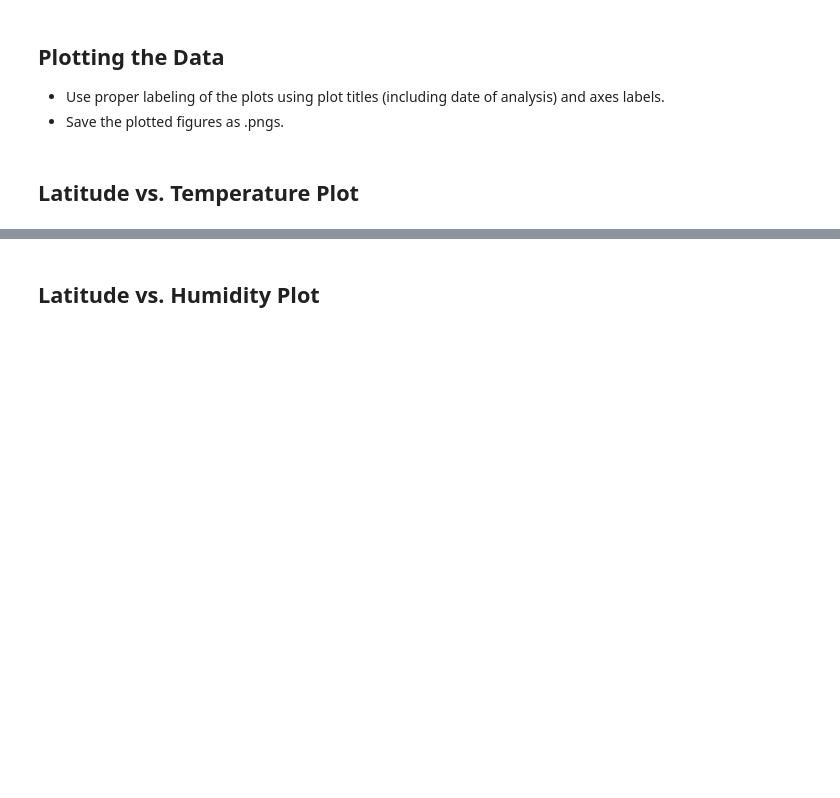
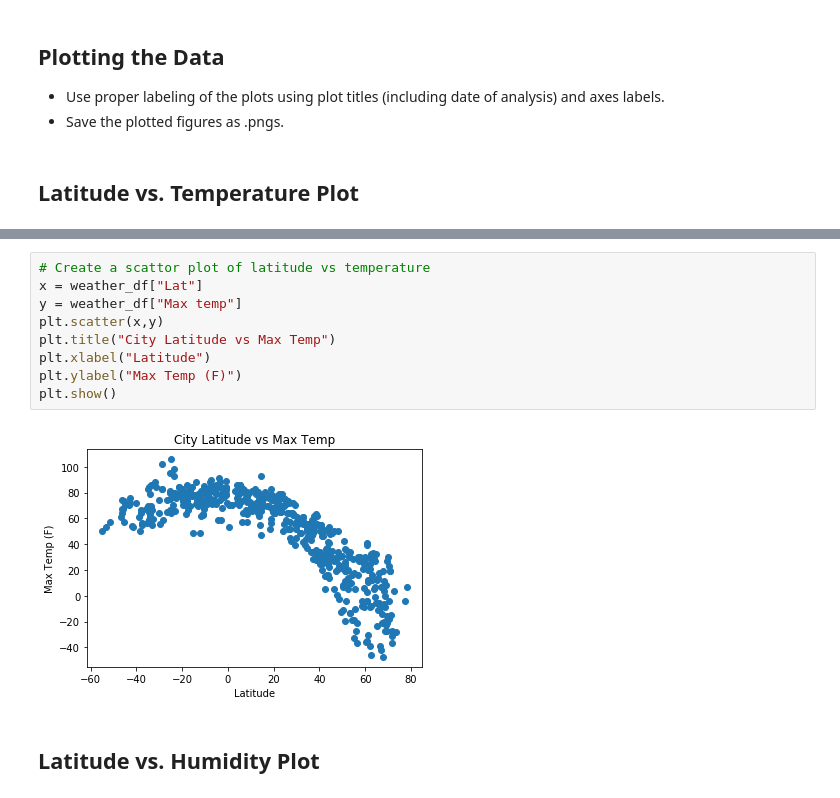
Before and after one commit to khartmann5/python-api-challenge, a Jupyter notebook: WeatherPy/WeatherPy.ipynb, the cells around one changed output, grey strips where cells are left out. Cells and saved outputs as stored; diff of their text form; blank space fills up the shorter version.

```diff
--- a/WeatherPy/WeatherPy.ipynb
+++ b/WeatherPy/WeatherPy.ipynb
@@ -196,3 +186,14 @@ Int64Index([], dtype='int64')
+# %%
+# Create a scattor plot of latitude vs temperature
+x = weather_df["Lat"]
+y = weather_df["Max temp"]
+plt.scatter(x,y)
+plt.title("City Latitude vs Max Temp")
+plt.xlabel("Latitude")
+plt.ylabel("Max Temp (F)")
+plt.show()
+# %% [output]
+[figure, added]
 # %% [markdown]
 ## Latitude vs. Humidity Plot
 # %%
```
Also changed, not shown: parts of 7 cells of this notebook, 1 other file.
